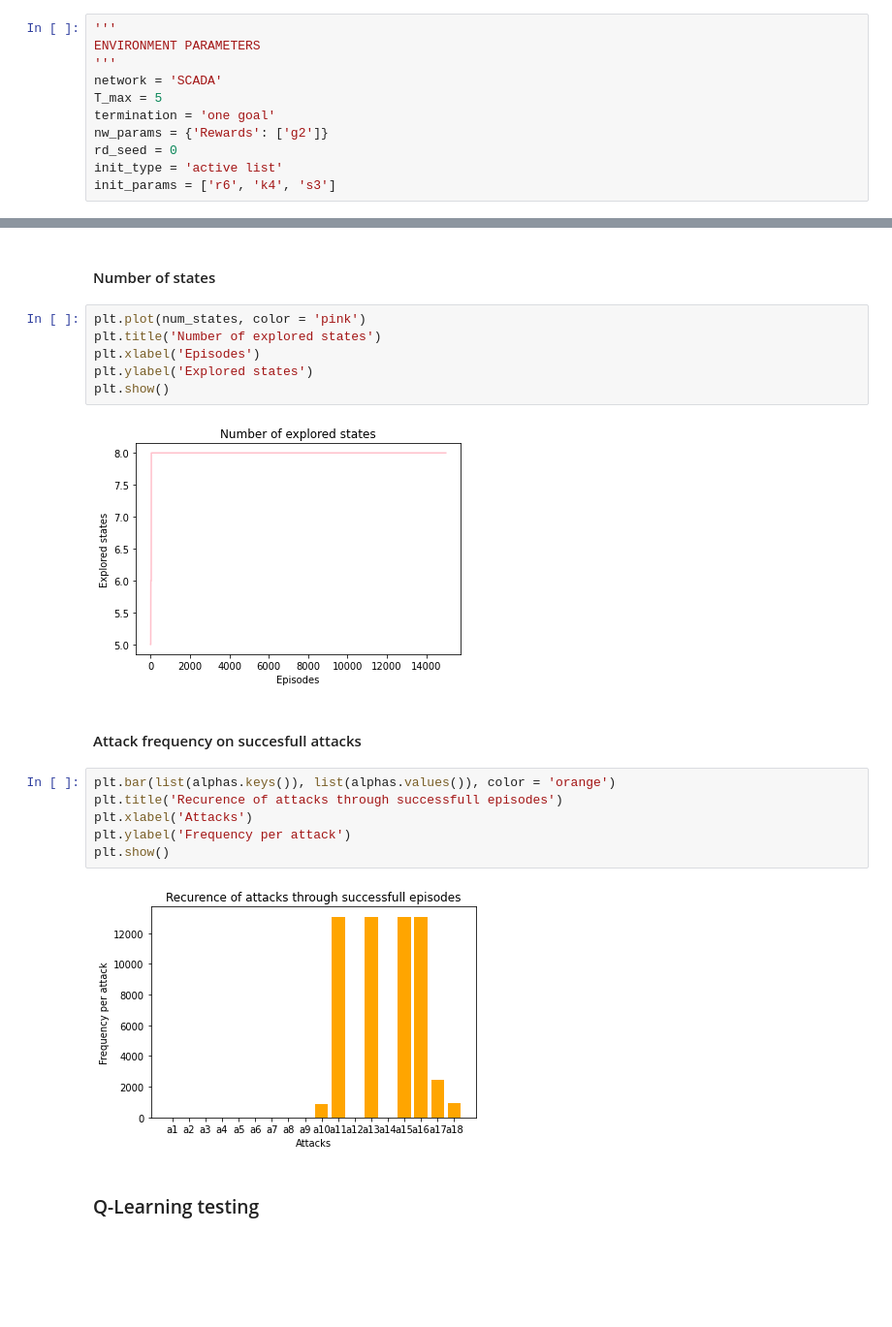
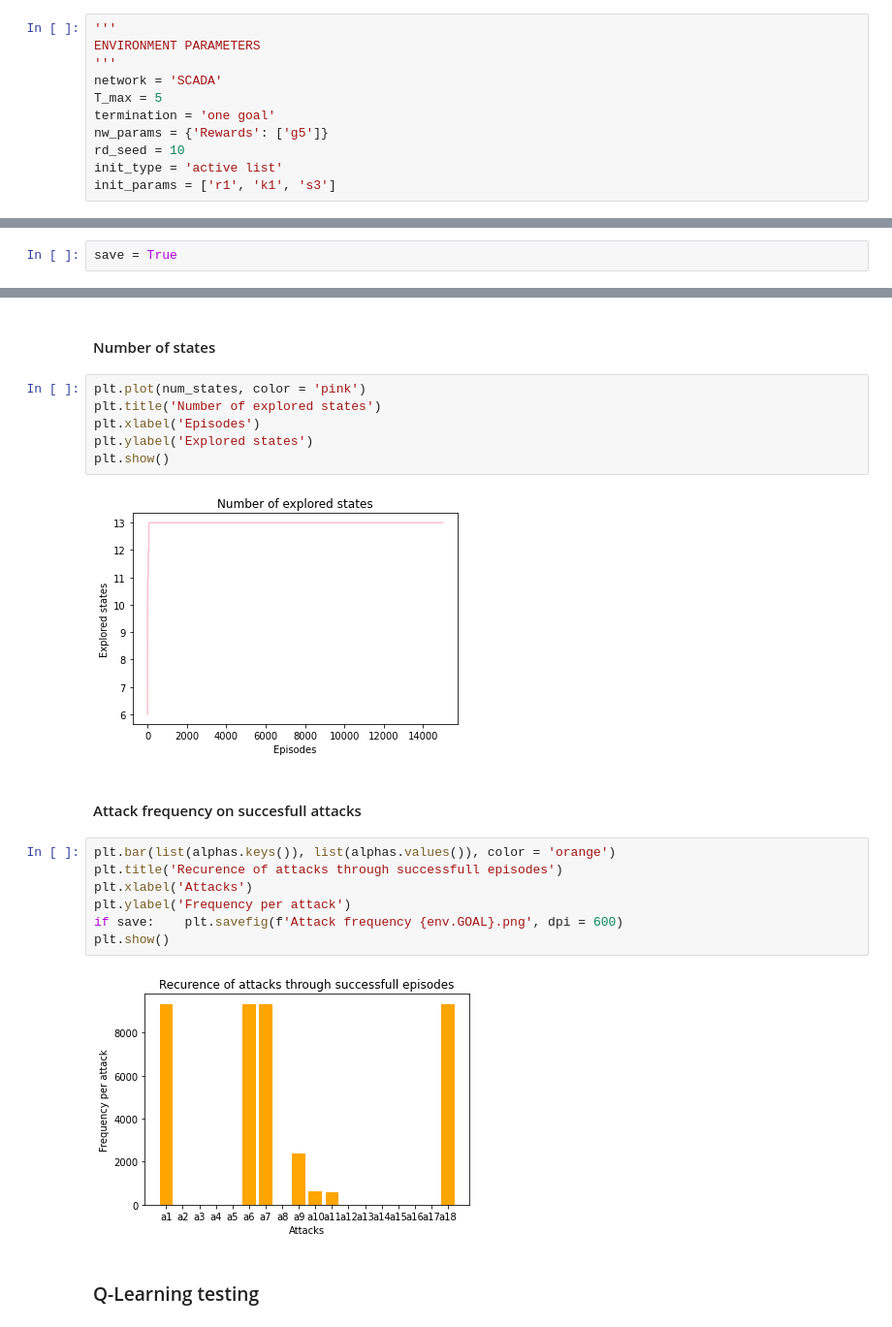
Before and after one commit to juanbeta98/CPSS, a Jupyter notebook: Policy Evaluation.ipynb, the cells around one changed output, grey strips where cells are left out. Shown at 97% size. Cells and saved outputs as stored; diff of their text form; blank space fills up the shorter version.

Commit message:
Latest changes - Figures for article

```diff
--- a/Policy Evaluation.ipynb
+++ b/Policy Evaluation.ipynb
@@ -18,10 +18,10 @@ ENVIRONMENT PARAMETERS
 network = 'SCADA'
 T_max = 5
 termination = 'one goal'
-nw_params = {'Rewards': ['g2']}
-rd_seed = 0
+nw_params = {'Rewards': ['g5']}
+rd_seed = 10
 init_type = 'active list'
-init_params = ['r6', 'k4', 's3']
+init_params = ['r1', 'k1', 's3']
 # %% [markdown]
 ### Environment and solver objects
 # %%
@@ -132,6 +132,8 @@ for episode in Episodes:
         average_probs.append(av_num/((avg_episodes)))
 # %% [markdown]
 #### Average Reward
+# %%
+save = True
 # %%
 plt.plot(average_rewards, color = 'purple')
 plt.title('Average reward through the episodes')
@@ -159,17 +163,18 @@ plt.xlabel('Episodes')
 plt.ylabel('Explored states')
 plt.show()
 # %% [output]
-[figure, old version]
+[figure, new version]
 # %% [markdown]
 #### Attack frequency on succesfull attacks
 # %%
 plt.bar(list(alphas.keys()), list(alphas.values()), color = 'orange')
 plt.title('Recurence of attacks through successfull episodes')
 plt.xlabel('Attacks')
 plt.ylabel('Frequency per attack')
+if save:    plt.savefig(f'Attack frequency {env.GOAL}.png', dpi = 600)
 plt.show()
 # %% [output]
-[figure, old version]
+[figure, new version]
 # %% [markdown]
 ### Q-Learning testing
 # %%
```
Also changed, not shown: parts of 11 cells of this notebook, 10 other files.
